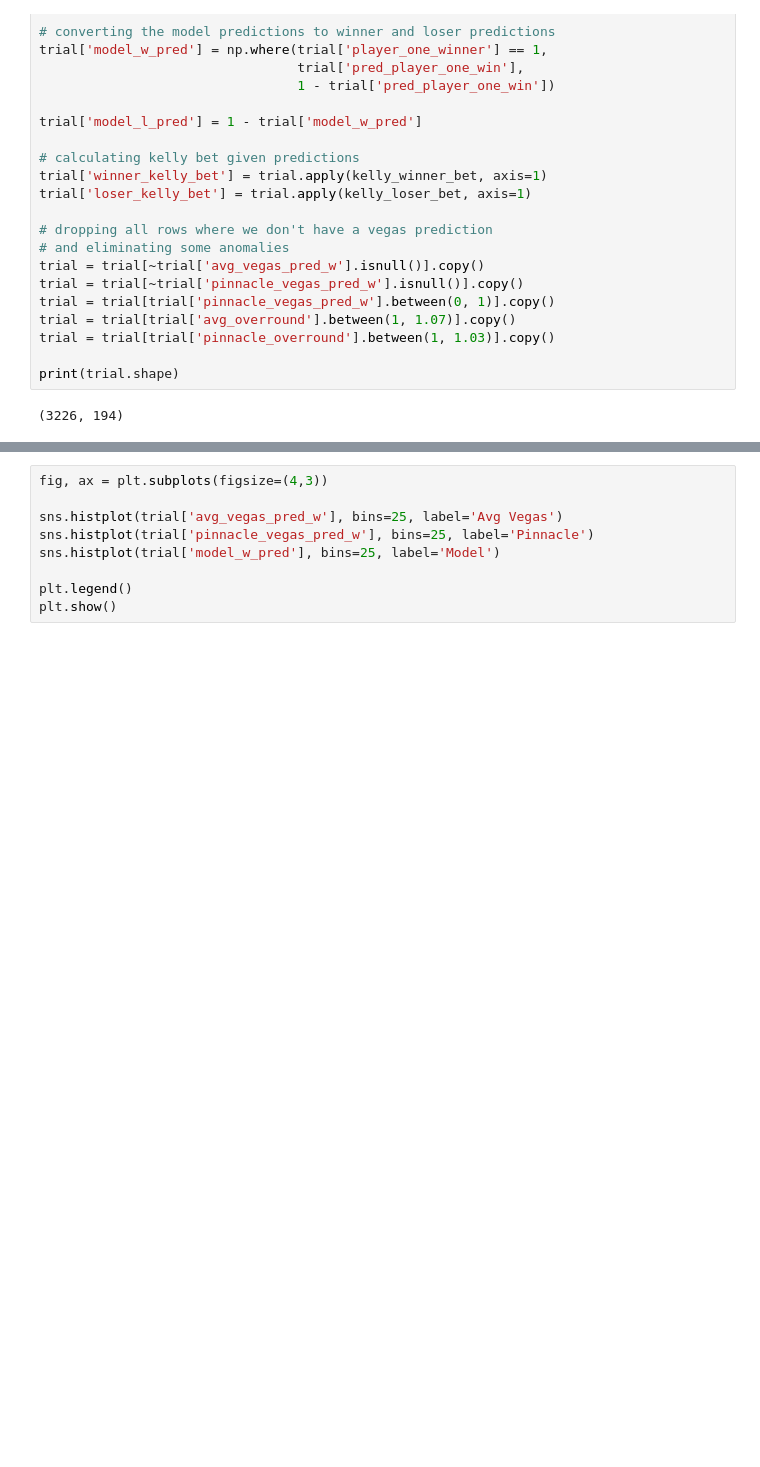
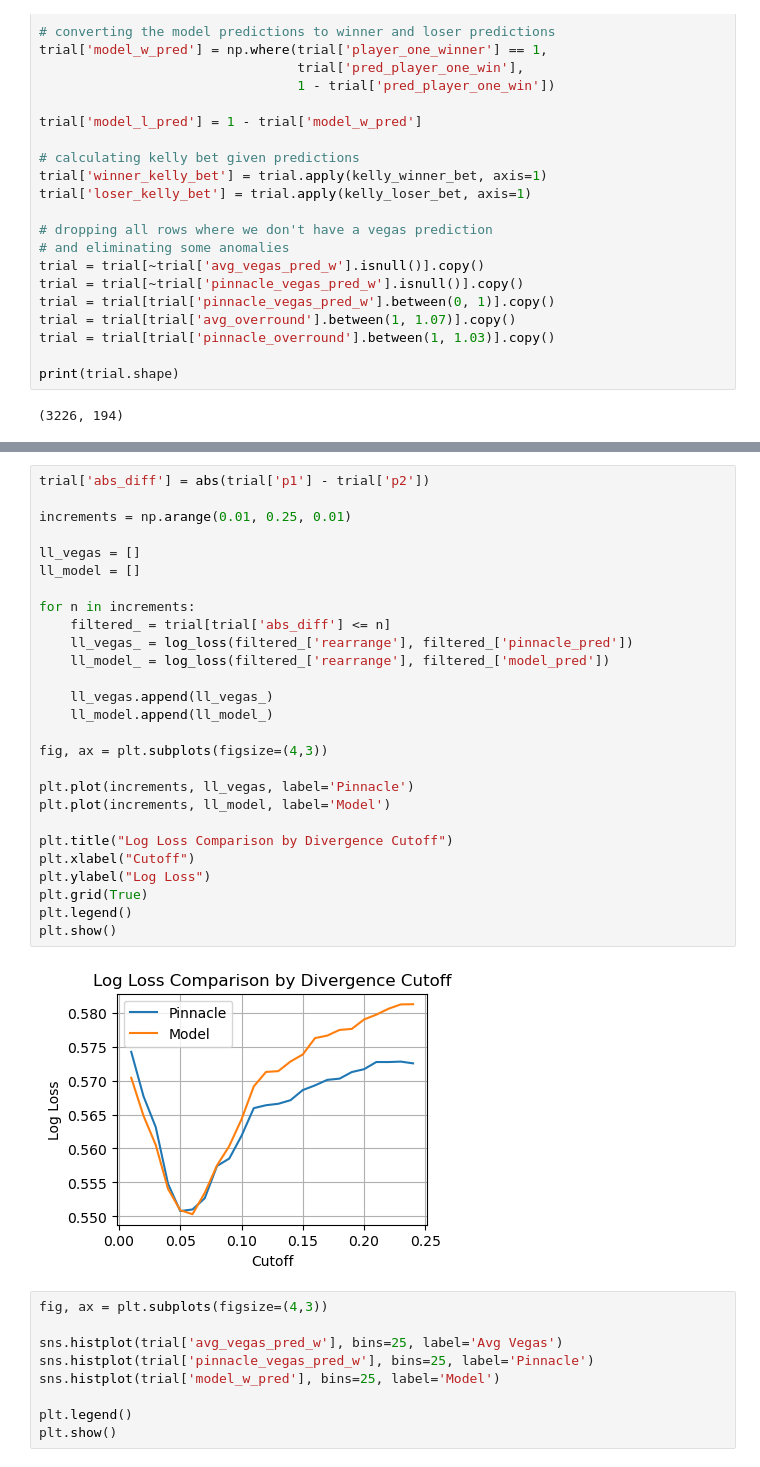
Before and after one commit to yaobviously/tennis_elo, a Jupyter notebook: notebooks/model_preds_vs_book.ipynb, the cells around one changed output, grey strips where cells are left out. Cells and saved outputs as stored; diff of their text form; blank space fills up the shorter version.

```diff
--- a/notebooks/model_preds_vs_book.ipynb
+++ b/notebooks/model_preds_vs_book.ipynb
@@ -184,3 +159,32 @@ plt.show()
+# %%
+trial['abs_diff'] = abs(trial['p1'] - trial['p2'])
+
+increments = np.arange(0.01, 0.25, 0.01)
+
+ll_vegas = []
+ll_model = []
+
+for n in increments:
+    filtered_ = trial[trial['abs_diff'] <= n]
+    ll_vegas_ = log_loss(filtered_['rearrange'], filtered_['pinnacle_pred'])
+    ll_model_ = log_loss(filtered_['rearrange'], filtered_['model_pred'])
+
+    ll_vegas.append(ll_vegas_)
+    ll_model.append(ll_model_)
+
+fig, ax = plt.subplots(figsize=(4,3))
+
+plt.plot(increments, ll_vegas, label='Pinnacle')
+plt.plot(increments, ll_model, label='Model')
+
+plt.title("Log Loss Comparison by Divergence Cutoff")
+plt.xlabel("Cutoff")
+plt.ylabel("Log Loss")
+plt.grid(True)
+plt.legend()
+plt.show()
+# %% [output]
+[figure, added]
 # %%
 fig, ax = plt.subplots(figsize=(4,3))
 
```
Also changed, not shown: parts of 17 cells of this notebook.
